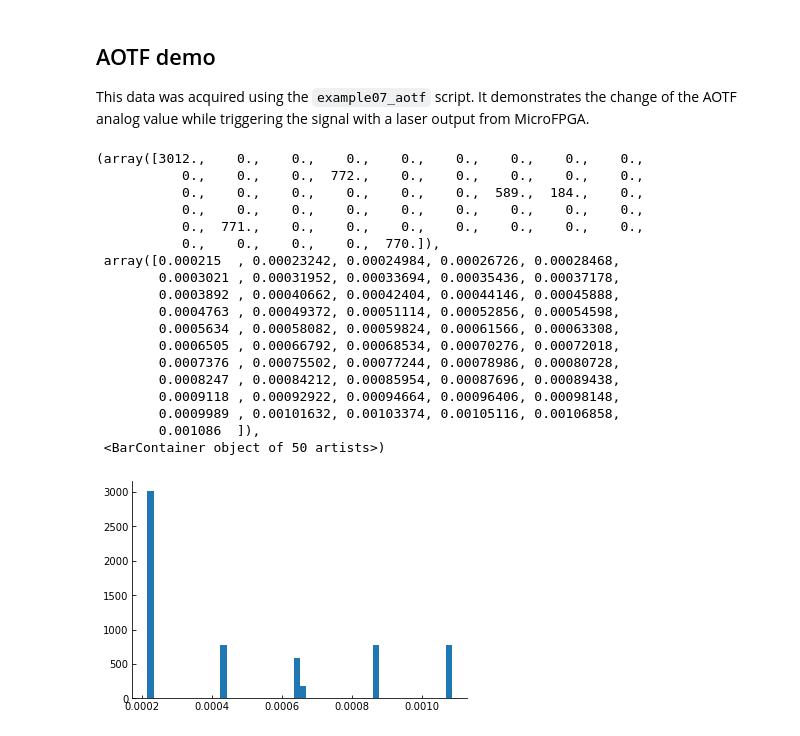
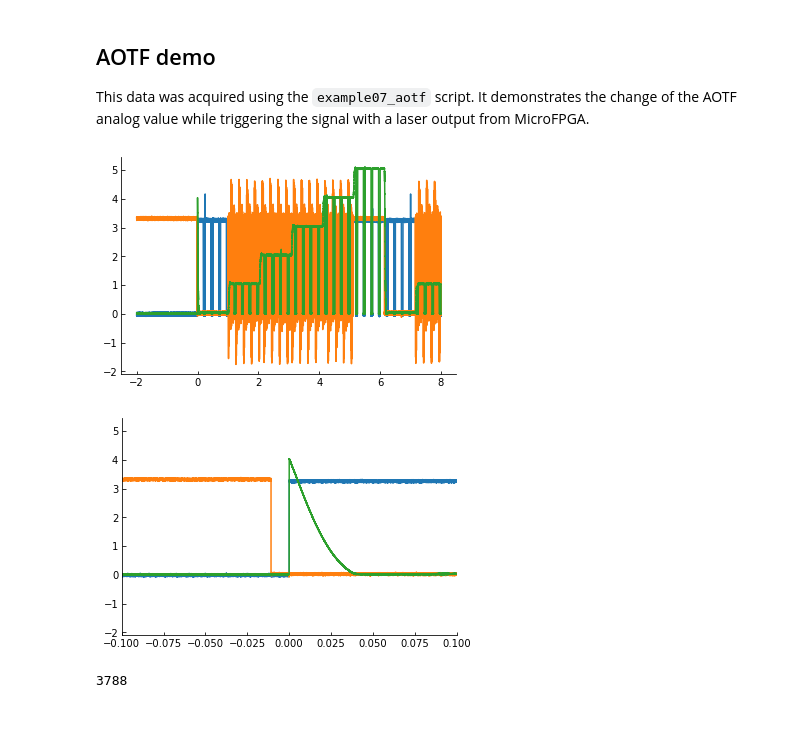
Before and after one commit to mufpga/analysis, a Jupyter notebook: 6_aotf.ipynb, the cells around one changed output. Cells and saved outputs as stored; diff of their text form; code cells hidden in the pictures.

```diff
--- a/6_aotf.ipynb
+++ b/6_aotf.ipynb
@@ -181,6 +185,24 @@ root  = op.join('data','aotf','demo')
 laser = load_single(op.join(root,'C1_00000.txt'))
 pwm = load_single(op.join(root,'C2_00000.txt'))
 aotf = load_single(op.join(root,'C3_00000.txt'))
+# %%
+# plot all
+plt.figure()
+plt.plot(laser[:, 0], laser[:, 1])
+plt.plot(pwm[:, 0], pwm[:, 1])
+plt.plot(aotf[:, 0], aotf[:, 1])
+plt.show()
+
+# plot spike
+plt.figure()
+plt.plot(laser[:, 0], laser[:, 1])
+plt.plot(pwm[:, 0], pwm[:, 1])
+plt.plot(aotf[:, 0], aotf[:, 1])
+plt.xlim(-0.1, 0.1)
+plt.show()
+# %% [output]
+[figure, added]
+[figure, added]
 # %%
 def get_pulses(v):
     """
@@ -288,26 +325,6 @@ def get_duty_cycle(pulses, pulses_t0, pulses_t1):
 # %%
 # extract pulses
 lst_pulses, lst_starts, lst_ends = get_pulses(pwm)
-
-# check that the pulses are one of the 5 non-zero steps
-plt.hist(lst_pulses, bins = 50)
+print(len(lst_pulses))
 # %% [output]
-(array([3012.,    0.,    0.,    0.,    0.,    0.,    0.,    0.,    0.,
-           0.,    0.,    0.,  772.,    0.,    0.,    0.,    0.,    0.,
-           0.,    0.,    0.,    0.,    0.,    0.,  589.,  184.,    0.,
-           0.,    0.,    0.,    0.,    0.,    0.,    0.,    0.,    0.,
-           0.,  771.,    0.,    0.,    0.,    0.,    0.,    0.,    0.,
-           0.,    0.,    0.,    0.,  770.]),
- array([0.000215  , 0.00023242, 0.00024984, 0.00026726, 0.00028468,
-        0.0003021 , 0.00031952, 0.00033694, 0.00035436, 0.00037178,
-        0.0003892 , 0.00040662, 0.00042404, 0.00044146, 0.00045888,
-        0.0004763 , 0.00049372, 0.00051114, 0.00052856, 0.00054598,
-        0.0005634 , 0.00058082, 0.00059824, 0.00061566, 0.00063308,
-        0.0006505 , 0.00066792, 0.00068534, 0.00070276, 0.00072018,
-        0.0007376 , 0.00075502, 0.00077244, 0.00078986, 0.00080728,
-        0.0008247 , 0.00084212, 0.00085954, 0.00087696, 0.00089438,
-        0.0009118 , 0.00092922, 0.00094664, 0.00096406, 0.00098148,
-        0.0009989 , 0.00101632, 0.00103374, 0.00105116, 0.00106858,
-        0.001086  ]),
- <BarContainer object of 50 artists>)
+3788
-[figure, removed]
```
Also changed, not shown: parts of 13 cells of this notebook.
